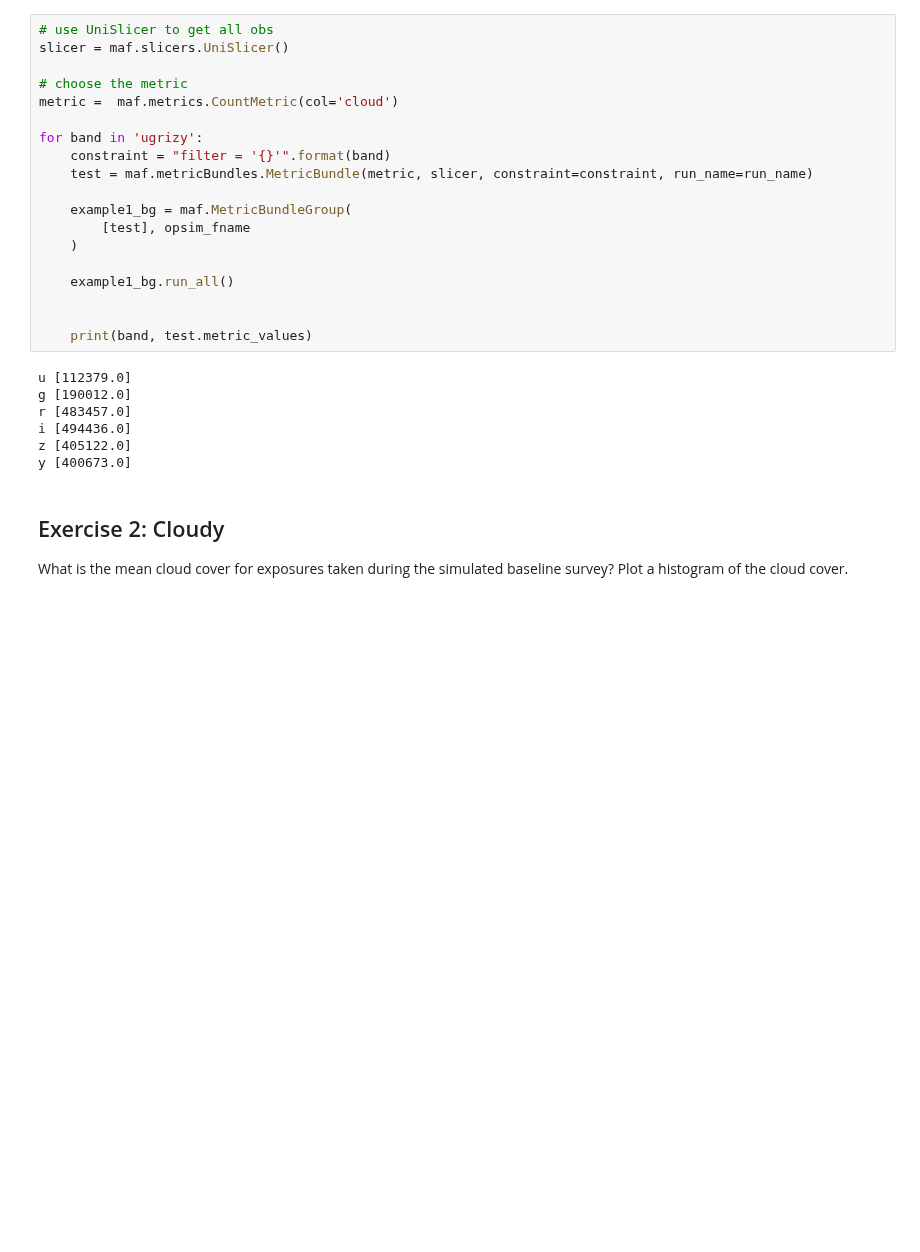
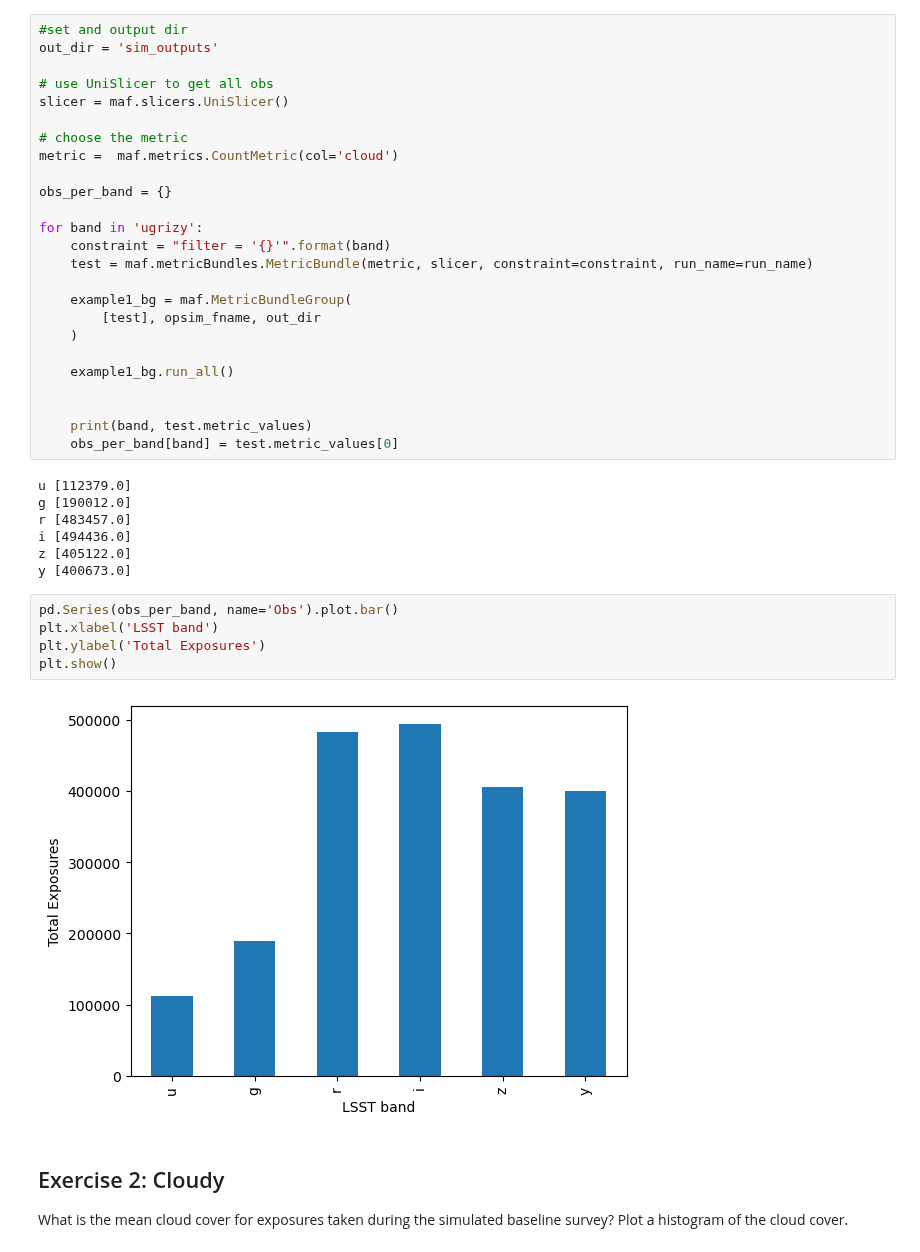
Before and after one commit to ykwang1/astr597-survey-science, a Jupyter notebook: HW/HW4.ipynb, the cells around one changed output. Drawn from its saved outputs; the diff is of its cells as text; blank space fills up the shorter version.

```diff
--- a/HW/HW4.ipynb
+++ b/HW/HW4.ipynb
@@ -100,24 +104,30 @@ bdict['example'].summary_values
 
 Let's get a sense of how the LSST divides its exposures.  Use `UniSlicer`, `CountMetric`, and appropriate SQL constraints to provide counts of the total exposures by filter.  The OpSim schema is described [here](https://rubin-sim.lsst.io/rs_scheduler/output_schema.html).
 # %%
+#set and output dir
+out_dir = 'sim_outputs'
+
 # use UniSlicer to get all obs
 slicer = maf.slicers.UniSlicer()
 
 # choose the metric
 metric =  maf.metrics.CountMetric(col='cloud')
 
+obs_per_band = {}
+
 for band in 'ugrizy':
     constraint = "filter = '{}'".format(band)
     test = maf.metricBundles.MetricBundle(metric, slicer, constraint=constraint, run_name=run_name)
 
     example1_bg = maf.MetricBundleGroup(
-        [test], opsim_fname
+        [test], opsim_fname, out_dir
     )
 
     example1_bg.run_all()
 
 
     print(band, test.metric_values)
+    obs_per_band[band] = test.metric_values[0]
 # %% [output]
 u [112379.0]
 g [190012.0]
@@ -125,6 +135,13 @@ r [483457.0]
 i [494436.0]
 z [405122.0]
 y [400673.0]
+# %%
+pd.Series(obs_per_band, name='Obs').plot.bar()
+plt.xlabel('LSST band')
+plt.ylabel('Total Exposures')
+plt.show()
+# %% [output]
+[figure, added]
 # %% [markdown]
 ## Exercise 2: Cloudy
 
```
Also changed, not shown: parts of 33 cells of this notebook.
